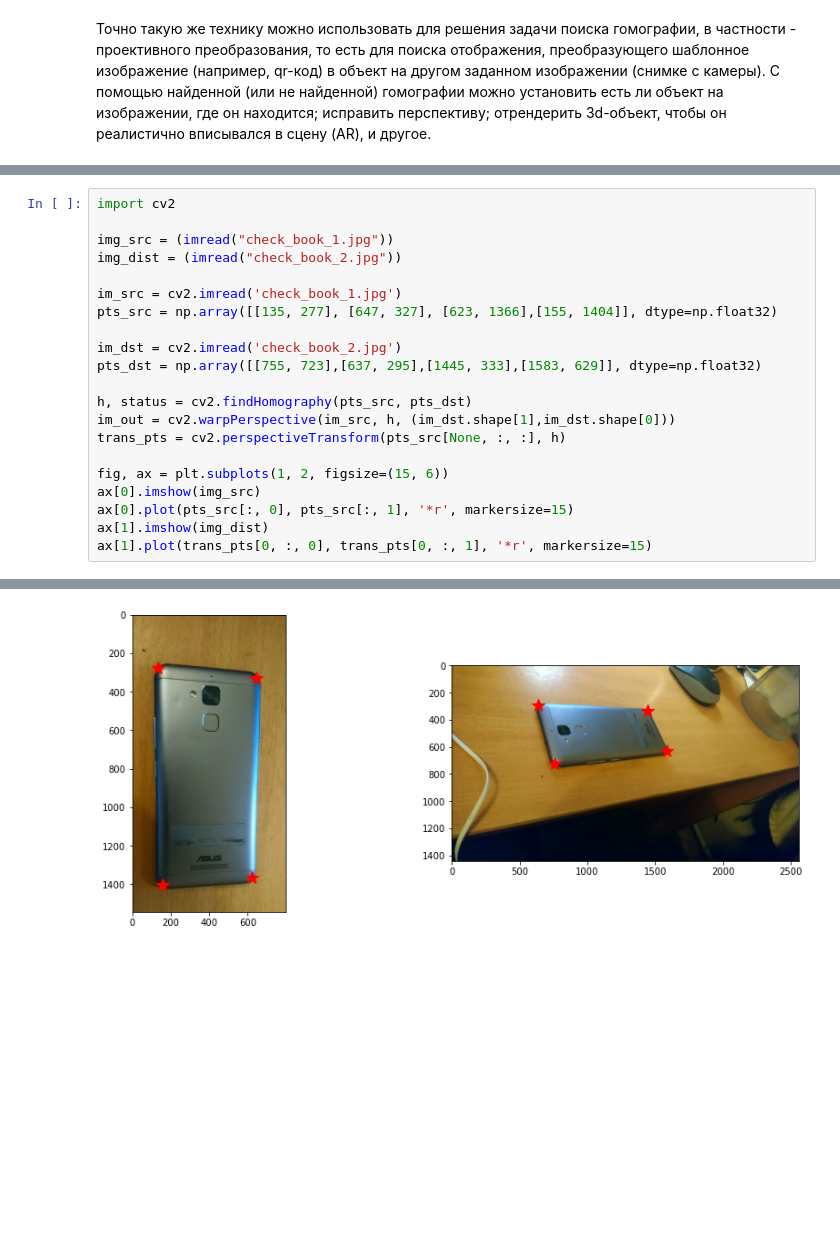
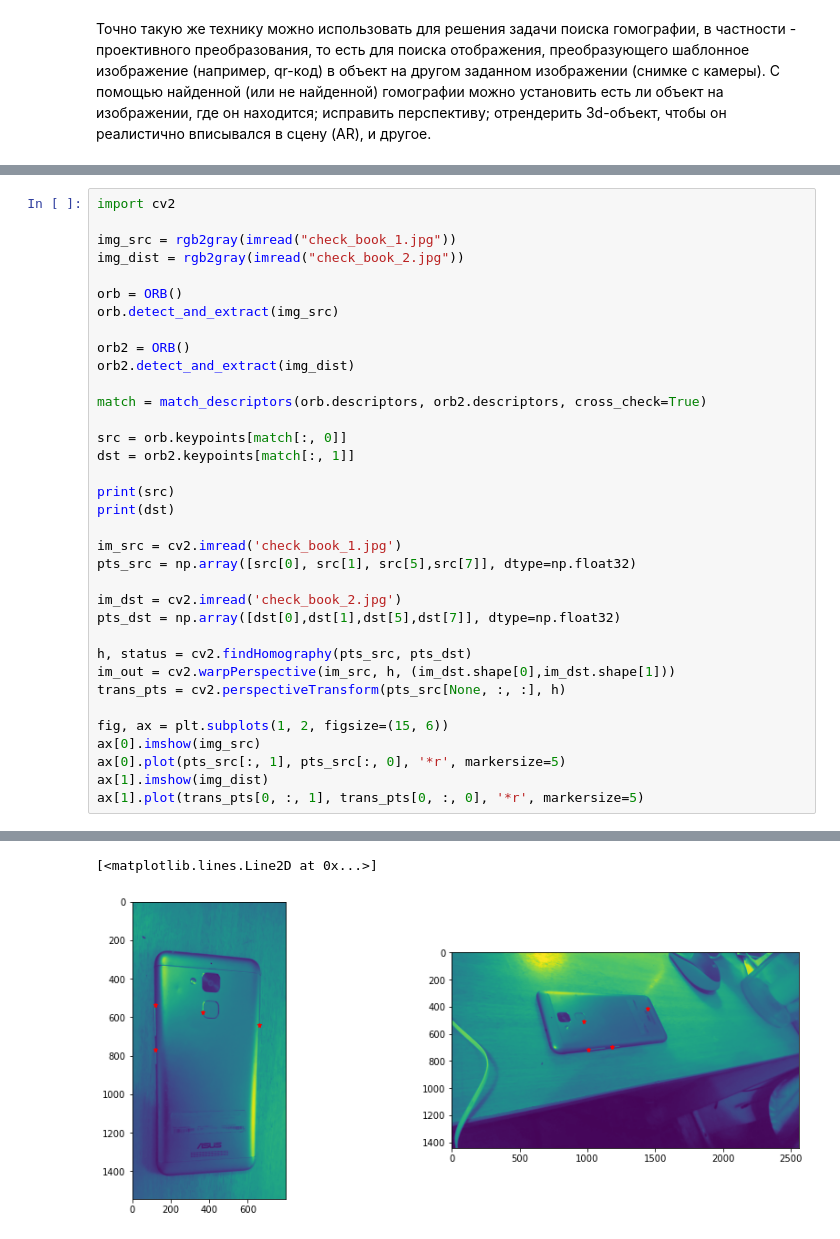
Before and after one commit to Oleg595/sem_gap_second, a Jupyter notebook: second_image_processing.ipynb, the cells around one changed output, grey strips where cells are left out. Cells and saved outputs as stored; diff of their text form; blank space fills up the shorter version.

```diff
--- a/second_image_processing.ipynb
+++ b/second_image_processing.ipynb
@@ -317,22 +315,36 @@ print(f"Оценка поворота: {np.rad2deg(estimated_transform.rotation)
 # %%
 import cv2
 
-img_src = (imread("check_book_1.jpg"))
-img_dist = (imread("check_book_2.jpg"))
+img_src = rgb2gray(imread("check_book_1.jpg"))
+img_dist = rgb2gray(imread("check_book_2.jpg"))
+
+orb = ORB()
+orb.detect_and_extract(img_src)
+
+orb2 = ORB()
+orb2.detect_and_extract(img_dist)
+
+match = match_descriptors(orb.descriptors, orb2.descriptors, cross_check=True)
+
+src = orb.keypoints[match[:, 0]]
+dst = orb2.keypoints[match[:, 1]]
+
+print(src)
+print(dst)
 
 im_src = cv2.imread('check_book_1.jpg')
-pts_src = np.array([[135, 277], [647, 327], [623, 1366],[155, 1404]], dtype=np.float32)
+pts_src = np.array([src[0], src[1], src[5],src[7]], dtype=np.float32)
 
 im_dst = cv2.imread('check_book_2.jpg')
-pts_dst = np.array([[755, 723],[637, 295],[1445, 333],[1583, 629]], dtype=np.float32)
+pts_dst = np.array([dst[0],dst[1],dst[5],dst[7]], dtype=np.float32)
 
 h, status = cv2.findHomography(pts_src, pts_dst)
-im_out = cv2.warpPerspective(im_src, h, (im_dst.shape[1],im_dst.shape[0]))
+im_out = cv2.warpPerspective(im_src, h, (im_dst.shape[0],im_dst.shape[1]))
 trans_pts = cv2.perspectiveTransform(pts_src[None, :, :], h)
 
 fig, ax = plt.subplots(1, 2, figsize=(15, 6))
 ax[0].imshow(img_src)
-ax[0].plot(pts_src[:, 0], pts_src[:, 1], '*r', markersize=15)
+ax[0].plot(pts_src[:, 1], pts_src[:, 0], '*r', markersize=5)
 ax[1].imshow(img_dist)
-ax[1].plot(trans_pts[0, :, 0], trans_pts[0, :, 1], '*r', markersize=15)
+ax[1].plot(trans_pts[0, :, 1], trans_pts[0, :, 0], '*r', markersize=5)
 # %% [output]
@@ -340 +368,2 @@ ax[1].plot(trans_pts[0, :, 0], trans_pts[0, :, 1], '*r', markersize=15)
+[<matplotlib.lines.Line2D at 0x...>]
-[figure, old version]
+[figure, new version]
```
Also changed, not shown: parts of 3 cells of this notebook.
